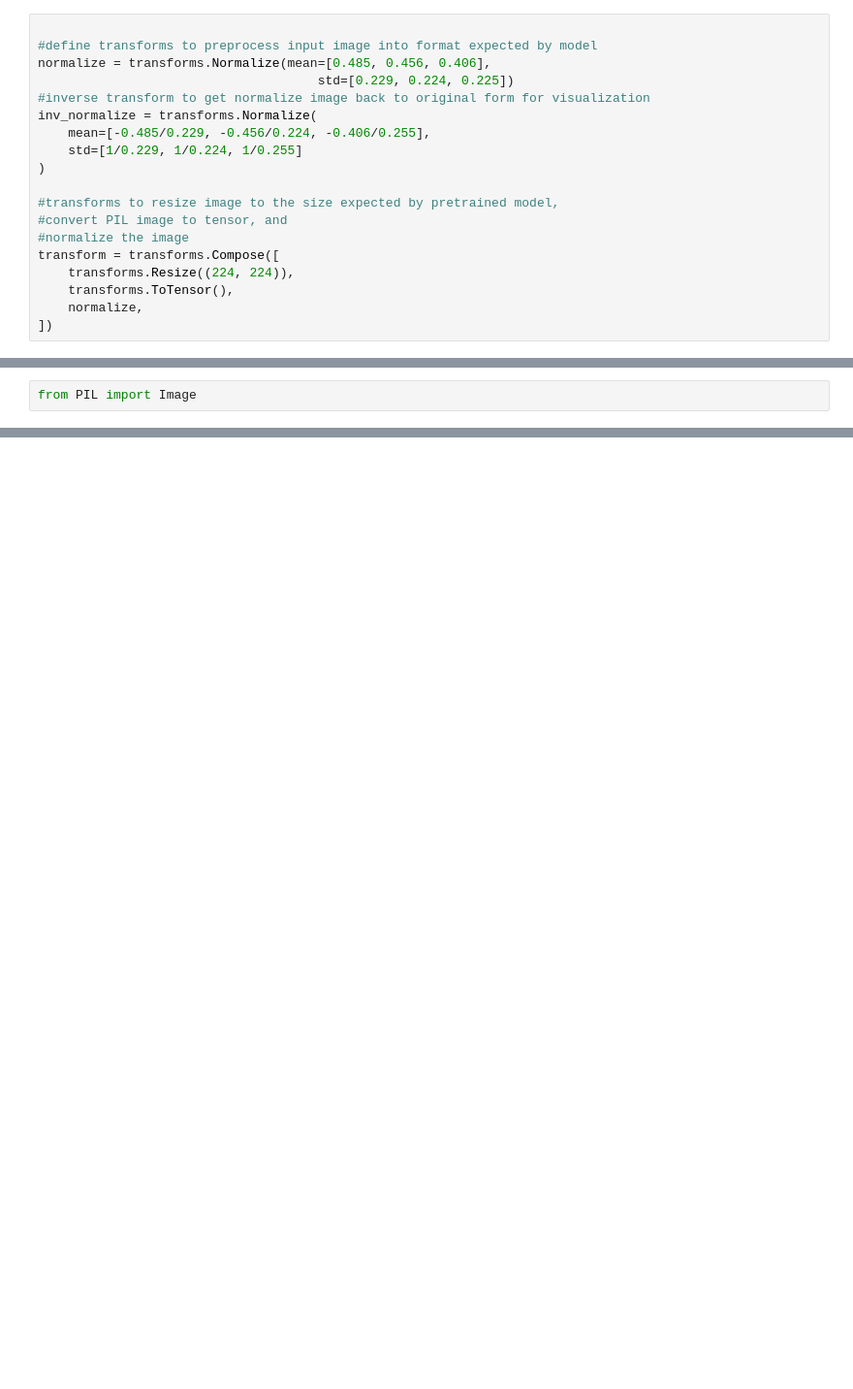
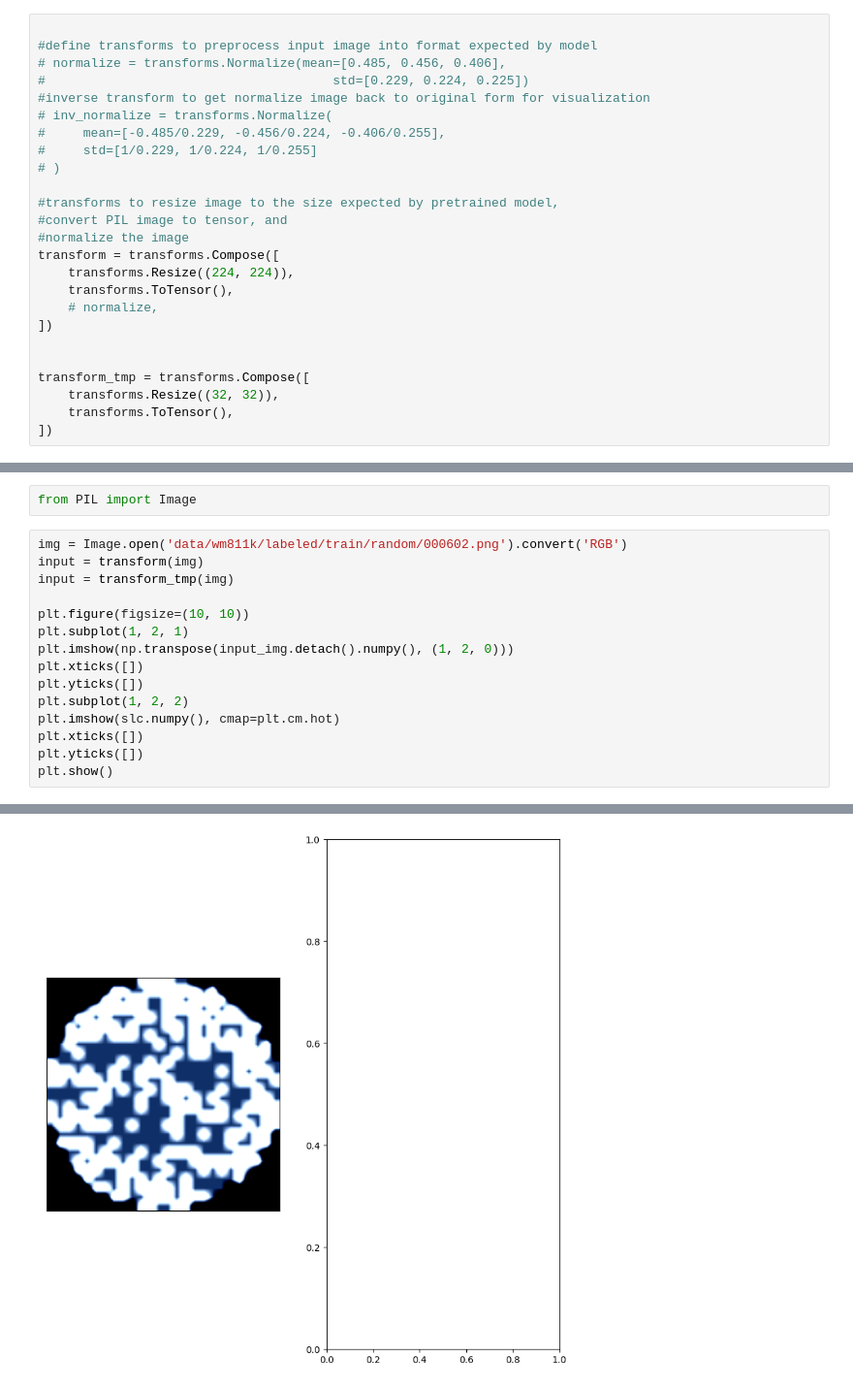
Before and after one commit to verystrongjoe/FixMatch-pytorch, a Jupyter notebook: saliency-maps.ipynb, the cells around one changed output, grey strips where cells are left out. Shown at 97% size. Cells and saved outputs as stored; diff of their text form; blank space fills up the shorter version.

```diff
--- a/saliency-maps.ipynb
+++ b/saliency-maps.ipynb
@@ -50,13 +76,13 @@ ResNet(
 # %%
 
 #define transforms to preprocess input image into format expected by model
-normalize = transforms.Normalize(mean=[0.485, 0.456, 0.406],
-                                     std=[0.229, 0.224, 0.225])
+# normalize = transforms.Normalize(mean=[0.485, 0.456, 0.406],
+#                                      std=[0.229, 0.224, 0.225])
 #inverse transform to get normalize image back to original form for visualization
-inv_normalize = transforms.Normalize(
-    mean=[-0.485/0.229, -0.456/0.224, -0.406/0.255],
-    std=[1/0.229, 1/0.224, 1/0.255]
-)
+# inv_normalize = transforms.Normalize(
+#     mean=[-0.485/0.229, -0.456/0.224, -0.406/0.255],
+#     std=[1/0.229, 1/0.224, 1/0.255]
+# )
 
 #transforms to resize image to the size expected by pretrained model,
 #convert PIL image to tensor, and
@@ -64,8 +90,14 @@ inv_normalize = transforms.Normalize(
 transform = transforms.Compose([
     transforms.Resize((224, 224)),
     transforms.ToTensor(),
-    normalize,
+    # normalize,
 ])
+
+
+transform_tmp = transforms.Compose([
+    transforms.Resize((32, 32)),
+    transforms.ToTensor(),
+])
 # %%
 import numpy as np
 import matplotlib.pyplot as plt
@@ -110,3 +142,19 @@ def saliency(img, model):
     plt.show()
 # %%
 from PIL import Image
+# %%
+img = Image.open('data/wm811k/labeled/train/random/000602.png').convert('RGB')
+input = transform(img)
+input = transform_tmp(img)
+
+plt.figure(figsize=(10, 10))
+plt.subplot(1, 2, 1)
+plt.imshow(np.transpose(input_img.detach().numpy(), (1, 2, 0)))
+plt.xticks([])
+plt.yticks([])
+plt.subplot(1, 2, 2)
+plt.imshow(slc.numpy(), cmap=plt.cm.hot)
+plt.xticks([])
+plt.yticks([])
+plt.show()
+# %% [output]
@@ -113,3 +163,4 @@ from PIL import Image
+[figure, added]
 # %%
 img = Image.open('data/wm811k/labeled/train/random/000602.png').convert('RGB')
 saliency(img, model)
```
Also changed, not shown: parts of 20 cells of this notebook, 7 other files.
